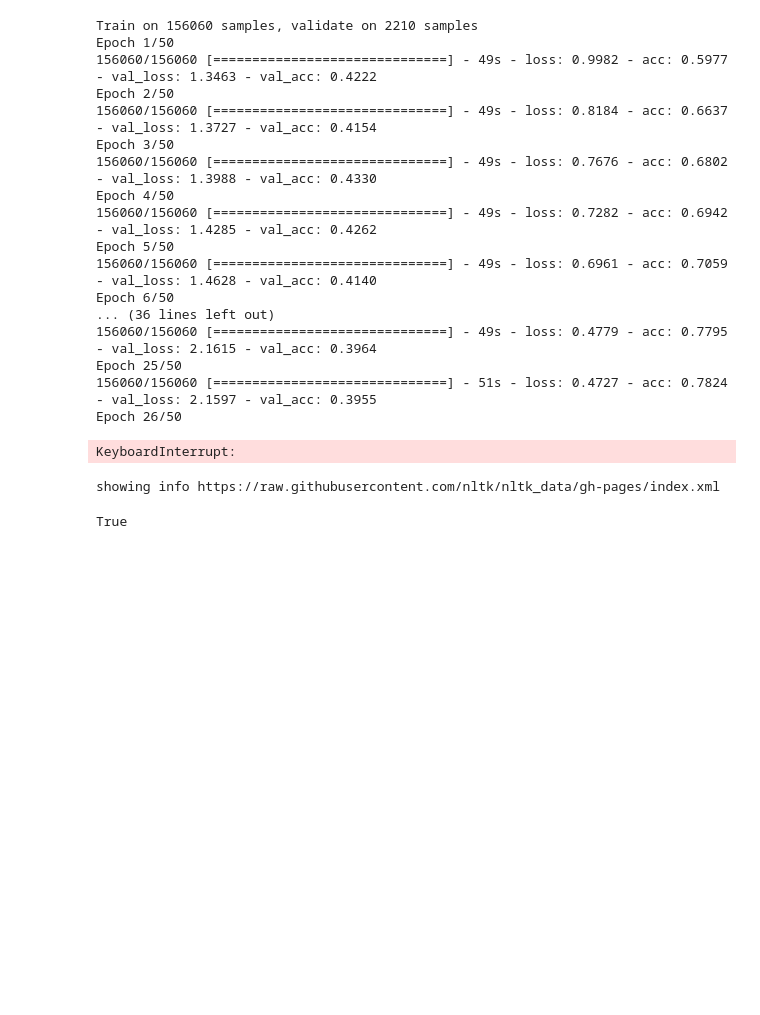
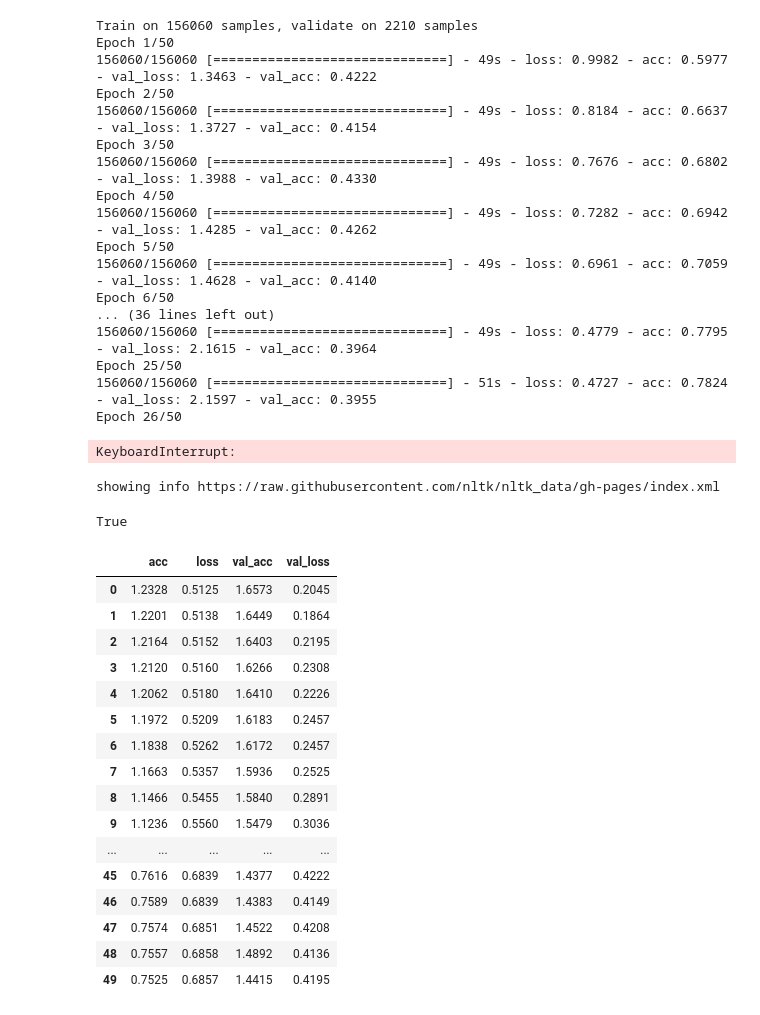
Before and after one commit to svjan5/CNN-for-text-classification, a Jupyter notebook: LSTM/New_LSTM_hope.ipynb, the cells around one changed output. Drawn from its saved outputs; the diff is of its cells as text; code cells hidden in the pictures; blank space fills up the shorter version.

```diff
--- a/LSTM/New_LSTM_hope.ipynb
+++ b/LSTM/New_LSTM_hope.ipynb
@@ -129,3 +129,24 @@ nltk.download()
 # %% [output]
 showing info https://raw.githubusercontent.com/nltk/nltk_data/gh-pages/index.xml
 True
+# %%
+res_df = pd.read_csv('./res1_google.txt', sep=',', header=0)
+res_df
+# %% [output]
+|  | acc | loss | val_acc | val_loss |
+| 0 | 1.2328 | 0.5125 | 1.6573 | 0.2045 |
+| 1 | 1.2201 | 0.5138 | 1.6449 | 0.1864 |
+| 2 | 1.2164 | 0.5152 | 1.6403 | 0.2195 |
+| 3 | 1.2120 | 0.5160 | 1.6266 | 0.2308 |
+| 4 | 1.2062 | 0.5180 | 1.6410 | 0.2226 |
+| 5 | 1.1972 | 0.5209 | 1.6183 | 0.2457 |
+| 6 | 1.1838 | 0.5262 | 1.6172 | 0.2457 |
+| 7 | 1.1663 | 0.5357 | 1.5936 | 0.2525 |
+| 8 | 1.1466 | 0.5455 | 1.5840 | 0.2891 |
+| 9 | 1.1236 | 0.5560 | 1.5479 | 0.3036 |
+| ... | ... | ... | ... | ... |
+| 45 | 0.7616 | 0.6839 | 1.4377 | 0.4222 |
+| 46 | 0.7589 | 0.6839 | 1.4383 | 0.4149 |
+| 47 | 0.7574 | 0.6851 | 1.4522 | 0.4208 |
+| 48 | 0.7557 | 0.6858 | 1.4892 | 0.4136 |
+| 49 | 0.7525 | 0.6857 | 1.4415 | 0.4195 |
```
Also changed, not shown: parts of 1 cell of this notebook, 3 other files.
